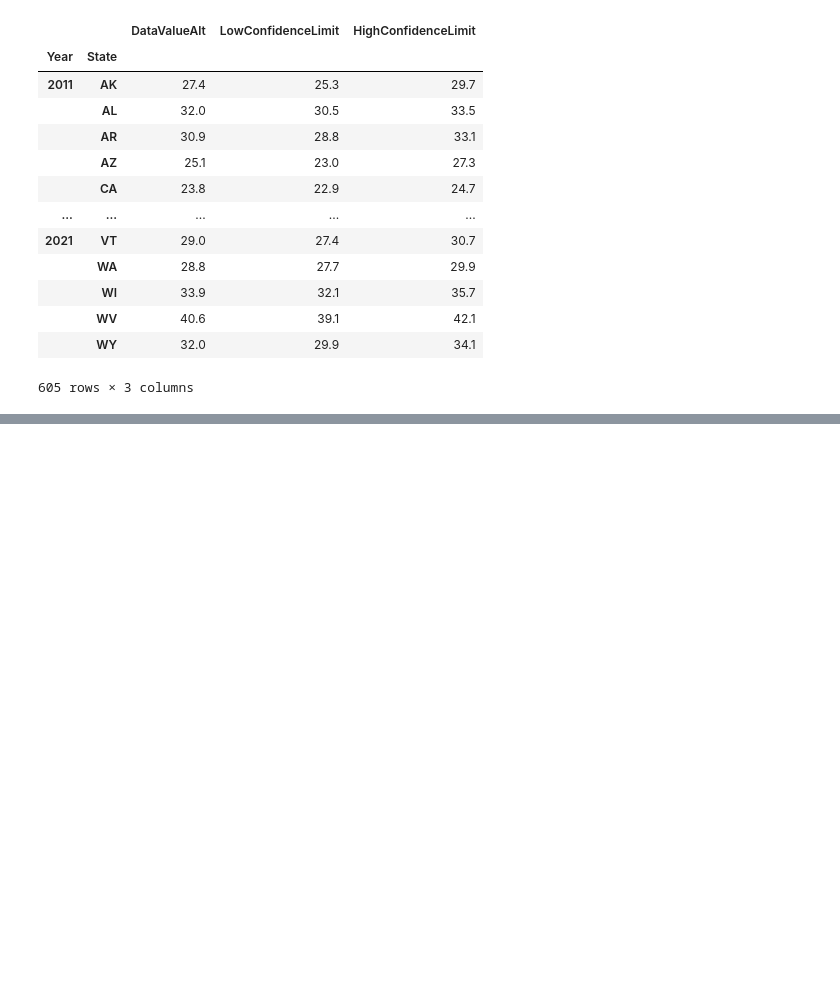
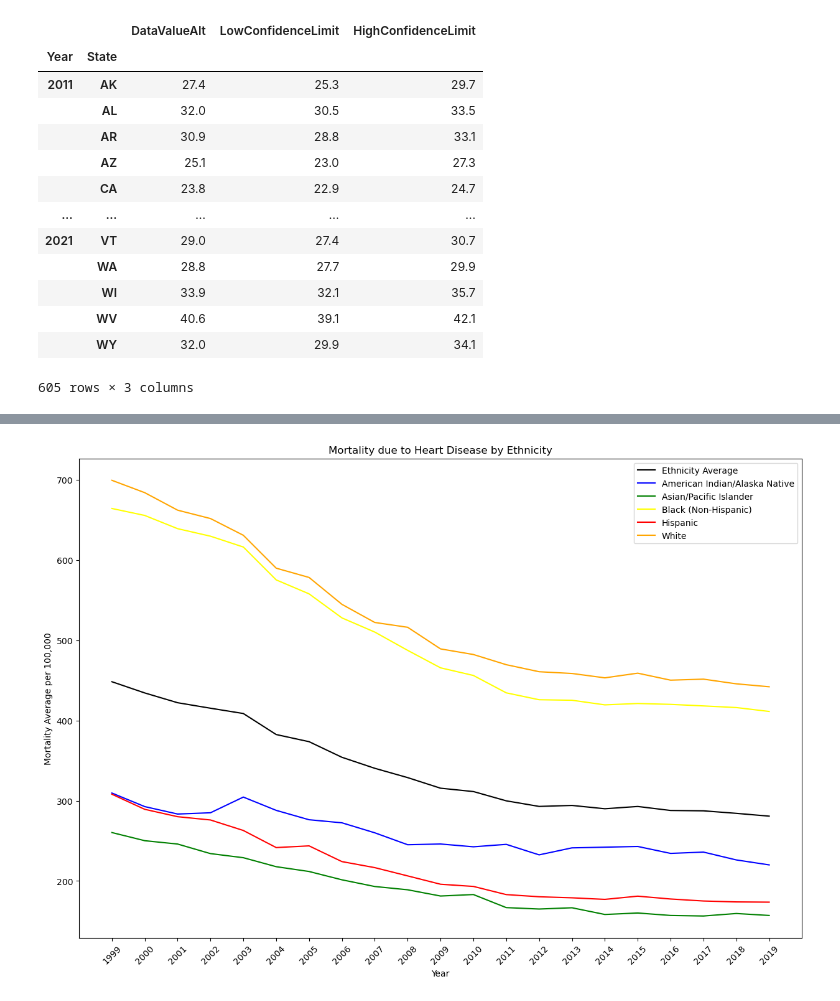
Before and after one commit to sean-guzman/Project1, a Jupyter notebook: main.ipynb, the cells around one changed output, grey strips where cells are left out. Cells and saved outputs as stored; diff of their text form; code cells hidden in the pictures; blank space fills up the shorter version.

```diff
--- a/main.ipynb
+++ b/main.ipynb
@@ -460,0 +536,10 @@ obesity_df
+# %%
+# Create ethnicity dataframe
+heart_study_ethnicity1 = heart_study_cleaned.loc[(heart_study_cleaned["Ethnicity"] != "Overall") &
+                                                (heart_study_cleaned["Sex"] != "Male") &
+                                                (heart_study_cleaned["Sex"] != "Female")]
+
+heart_by_ethnicity = heart_study_ethnicity1.groupby(["Year", "Ethnicity"]).mean()["Data_Value"]
+heart_by_ethnicity = heart_by_ethnicity.unstack()
+heart_by_ethnicity = heart_by_ethnicity.T
+heart_by_ethnicity
@@ -460,0 +555,43 @@ obesity_df
+# %%
+# Plot ethnicity data frame on a line plot
+years = heart_by_ethnicity.keys()
+ethnicity_trend = heart_by_ethnicity.mean()
+
+plt.figure(figsize=(15,10))
+ethnicity, = plt.plot(years, ethnicity_trend, color = "black", label = "Ethnicity Average")
+
+American_Indian, = plt.plot(years, heart_by_ethnicity.loc["American Indian/Alaska Native", ["1999","2000","2001",
+                                                         "2002","2003","2004","2005","2006","2007","2008","2009",
+                                                         "2010","2011","2012","2013","2014","2015","2016","2017",
+                                                         "2018","2019"]], color="blue", label="American Indian/Alaska Native")
+
+Asian, = plt.plot(years, heart_by_ethnicity.loc["Asian/Pacific Islander", ["1999","2000","2001",
+                                                         "2002","2003","2004","2005","2006","2007","2008","2009",
+                                                         "2010","2011","2012","2013","2014","2015","2016","2017",
+                                                         "2018","2019"]], color="green", label="Asian/Pacific Islander")
+
+Black, = plt.plot(years, heart_by_ethnicity.loc["Black (Non-Hispanic)", ["1999","2000","2001",
+                                                         "2002","2003","2004","2005","2006","2007","2008","2009",
+                                                         "2010","2011","2012","2013","2014","2015","2016","2017",
+                                                         "2018","2019"]], color="yellow", label="Black (Non-Hispanic)")
+
+Hispanic, = plt.plot(years, heart_by_ethnicity.loc["Hispanic", ["1999","2000","2001",
+                                                         "2002","2003","2004","2005","2006","2007","2008","2009",
+                                                         "2010","2011","2012","2013","2014","2015","2016","2017",
+                                                         "2018","2019"]], color="red", label="Hispanic")
+
+White, = plt.plot(years, heart_by_ethnicity.loc["White", ["1999","2000","2001",
+                                                         "2002","2003","2004","2005","2006","2007","2008","2009",
+                                                         "2010","2011","2012","2013","2014","2015","2016","2017",
+                                                         "2018","2019"]], color="orange", label="White")
+
+plt.legend(handles=[ethnicity, American_Indian, Asian, Black, Hispanic, White], loc="best")
+plt.title("Mortality due to Heart Disease by Ethnicity")
+plt.xlabel("Year")
+plt.ylabel("Mortality Average per 100,000")
+
+plt.xticks(rotation=45)
+
+plt.show()
+# %% [output]
+[figure, added]
```
Also changed, not shown: parts of 35 cells of this notebook, 7 other files.
